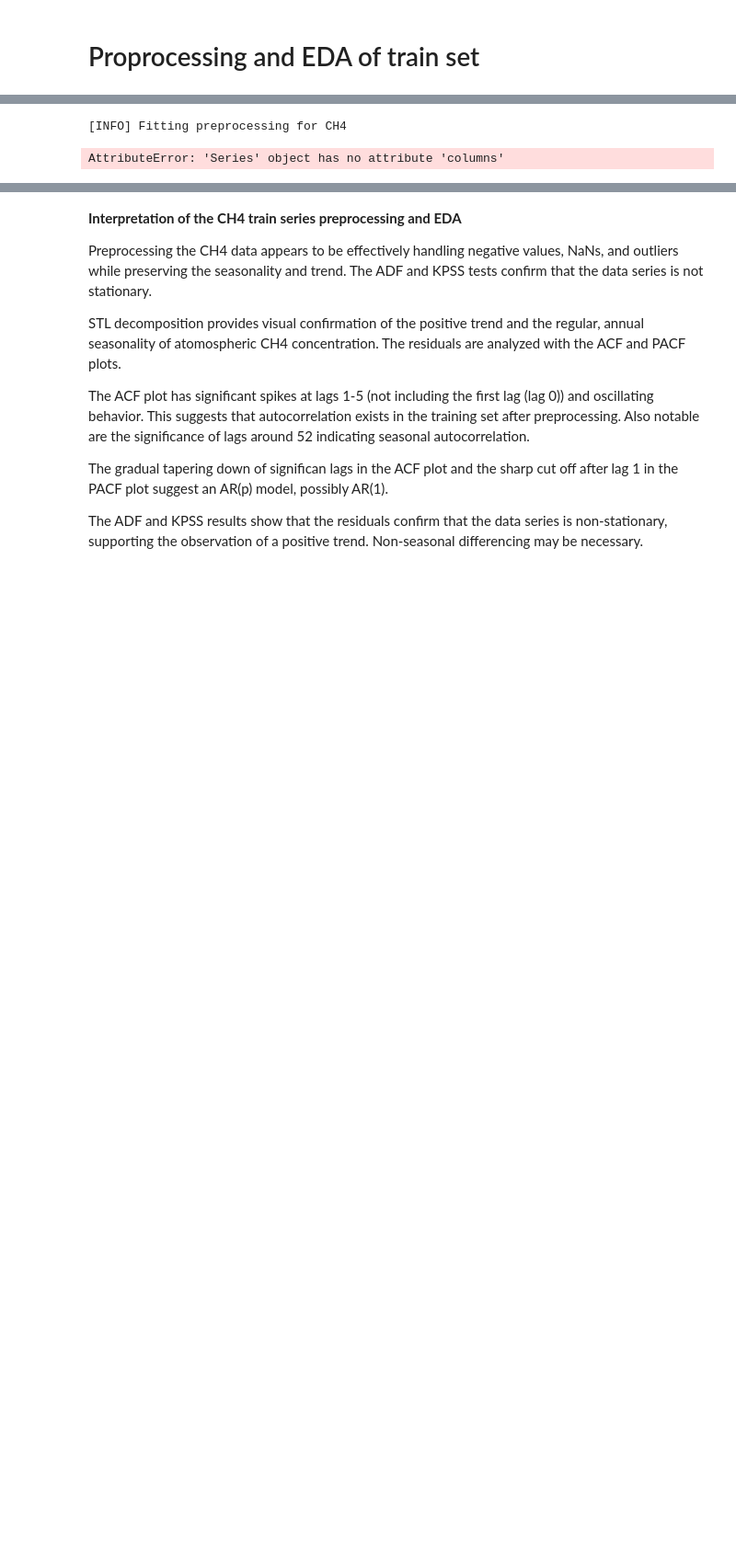
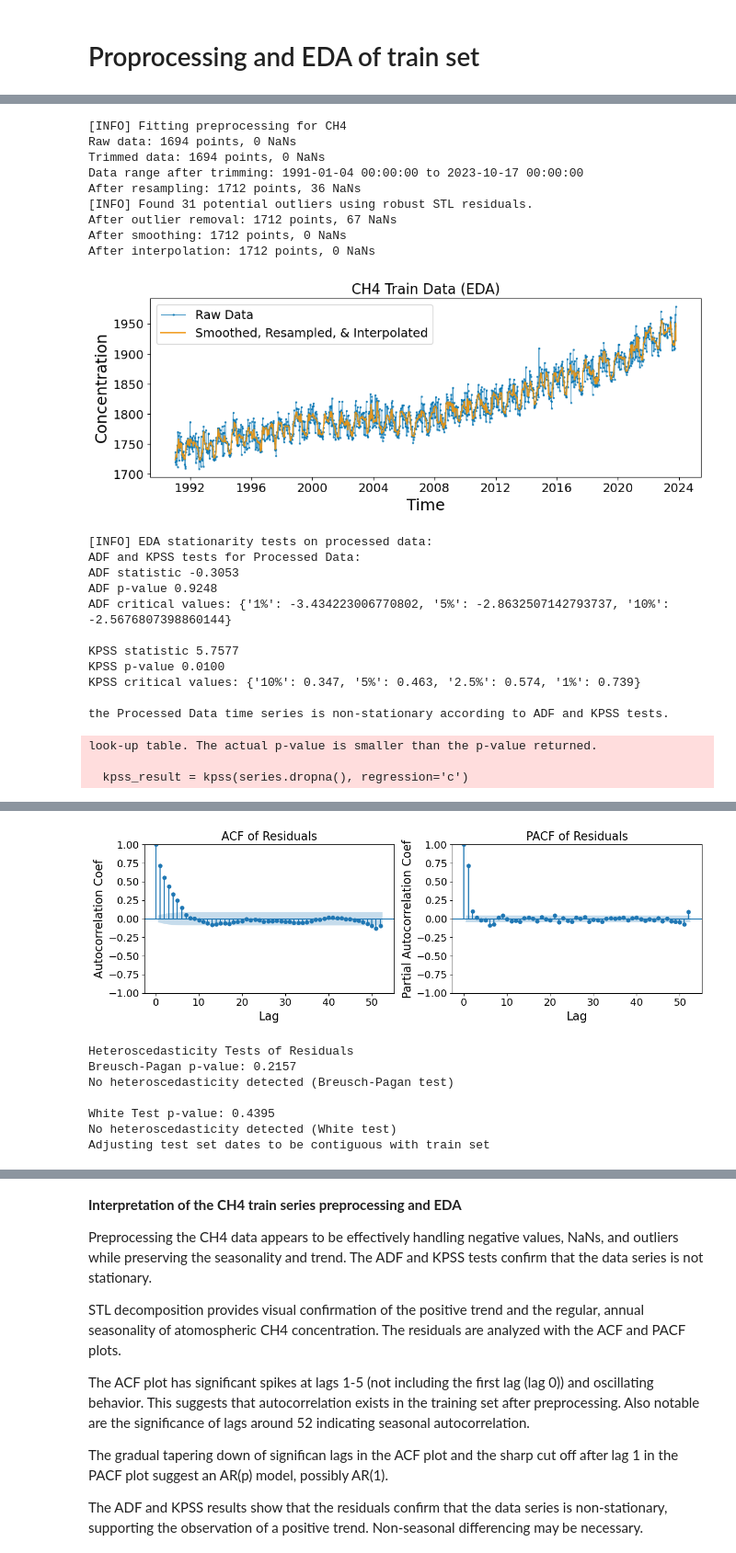
Before and after one commit to apl888/greenhouse-gas-forecasting, a Jupyter notebook: notebooks/4_ch4_modeling.ipynb, the cells around one changed output, grey strips where cells are left out. Shown at 92% size. Saved outputs shown, nothing was run; the diff lists cells and outputs as text; code cells hidden in the pictures; blank space fills up the shorter version.

```diff
--- a/notebooks/4_ch4_modeling.ipynb
+++ b/notebooks/4_ch4_modeling.ipynb
@@ -197,15 +172,43 @@ Gap between train end and test start: 7 days 00:00:00
 # %%
 # fit and transform the training data to the GasPreprocessor class
 # transform the test data using the fitted preprocessor
 
-train_preprocessor = GasPreprocessor(gas_name='CH4', do_eda=True)
-train_preprocessed = train_preprocessor.fit_transform(
-    train['ch4_ppb'],
+preprocessor = GasPreprocessor(
+    gas_name='CH4',
+    iqr_factor=3.0,
+    seasonal_period=52,
+    do_eda=True
+)
+
+train_preprocessed = preprocessor.fit_transform(
+    train[['CH4']],
     custom_title = 'CH4 Train Data (EDA)'
 )
 
 # transform the test data using the fitted preprocessor
-test_preprocessed = train_preprocessor.transform(test)
+test_preprocessed = preprocessor.transform(test[['CH4']])
 # %% [output]
 [INFO] Fitting preprocessing for CH4
+Raw data: 1694 points, 0 NaNs
+Trimmed data: 1694 points, 0 NaNs
+Data range after trimming: 1991-01-04 00:00:00 to 2023-10-17 00:00:00
+After resampling: 1712 points, 36 NaNs
+[INFO] Found 31 potential outliers using robust STL residuals.
+After outlier removal: 1712 points, 67 NaNs
+After smoothing: 1712 points, 0 NaNs
+After interpolation: 1712 points, 0 NaNs
+[figure, added]
-AttributeError: 'Series' object has no attribute 'columns'
+[INFO] EDA stationarity tests on processed data:
+ADF and KPSS tests for Processed Data:
+ADF statistic -0.3053
+ADF p-value 0.9248
+ADF critical values: {'1%': -3.434223006770802, '5%': -2.8632507142793737, '10%': -2.5676807398860144}
+
+KPSS statistic 5.7577
+KPSS p-value 0.0100
+KPSS critical values: {'10%': 0.347, '5%': 0.463, '2.5%': 0.574, '1%': 0.739}
+
+the Processed Data time series is non-stationary according to ADF and KPSS tests.
+look-up table. The actual p-value is smaller than the p-value returned.
+
+  kpss_result = kpss(series.dropna(), regression='c')
@@ -211,0 +216,8 @@ AttributeError: 'Series' object has no attribute 'columns'
+[figure, added]
+Heteroscedasticity Tests of Residuals
+Breusch-Pagan p-value: 0.2157
+No heteroscedasticity detected (Breusch-Pagan test)
+
+White Test p-value: 0.4395
+No heteroscedasticity detected (White test)
+Adjusting test set dates to be contiguous with train set
```
Also changed, not shown: parts of 24 cells of this notebook.
